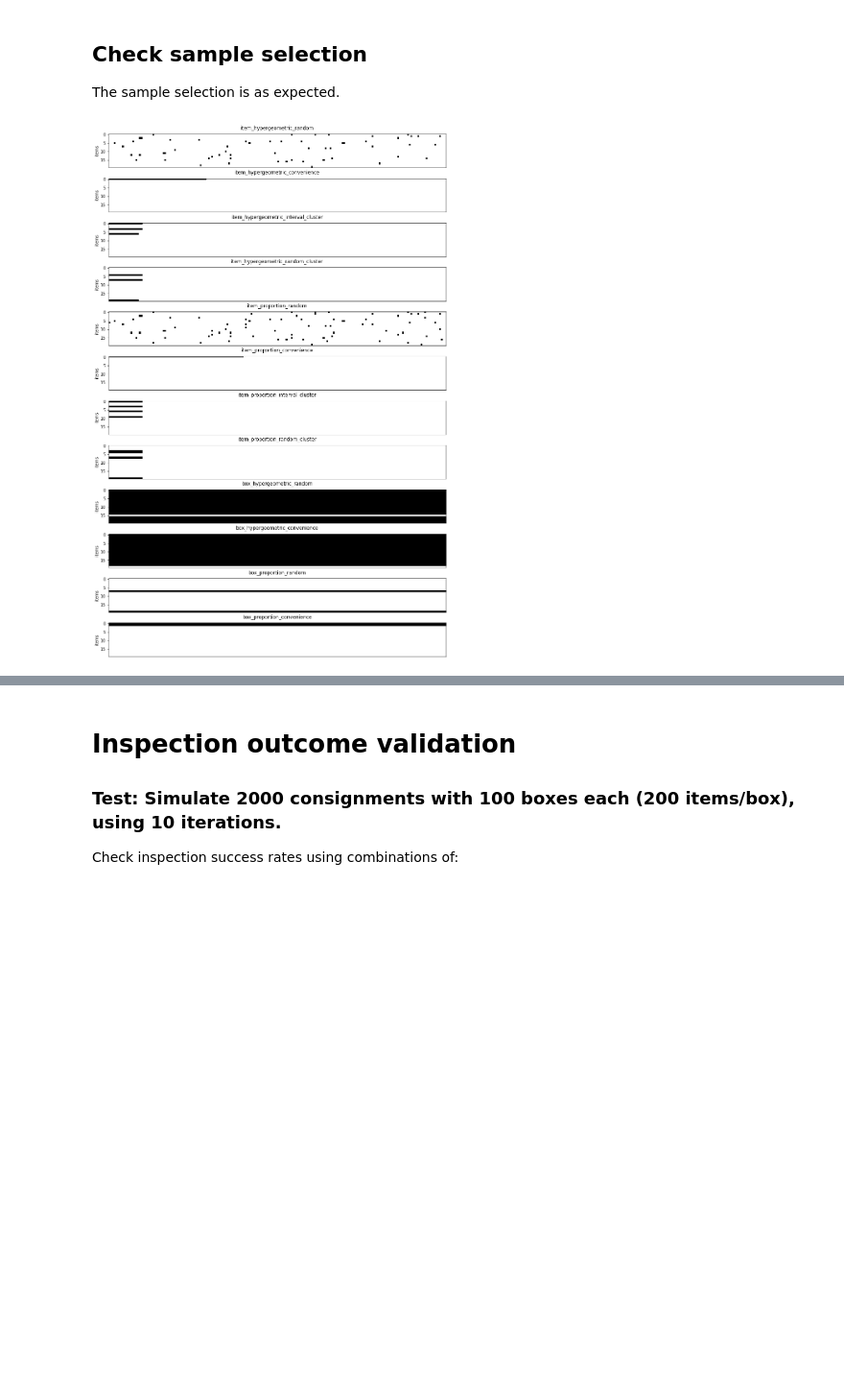
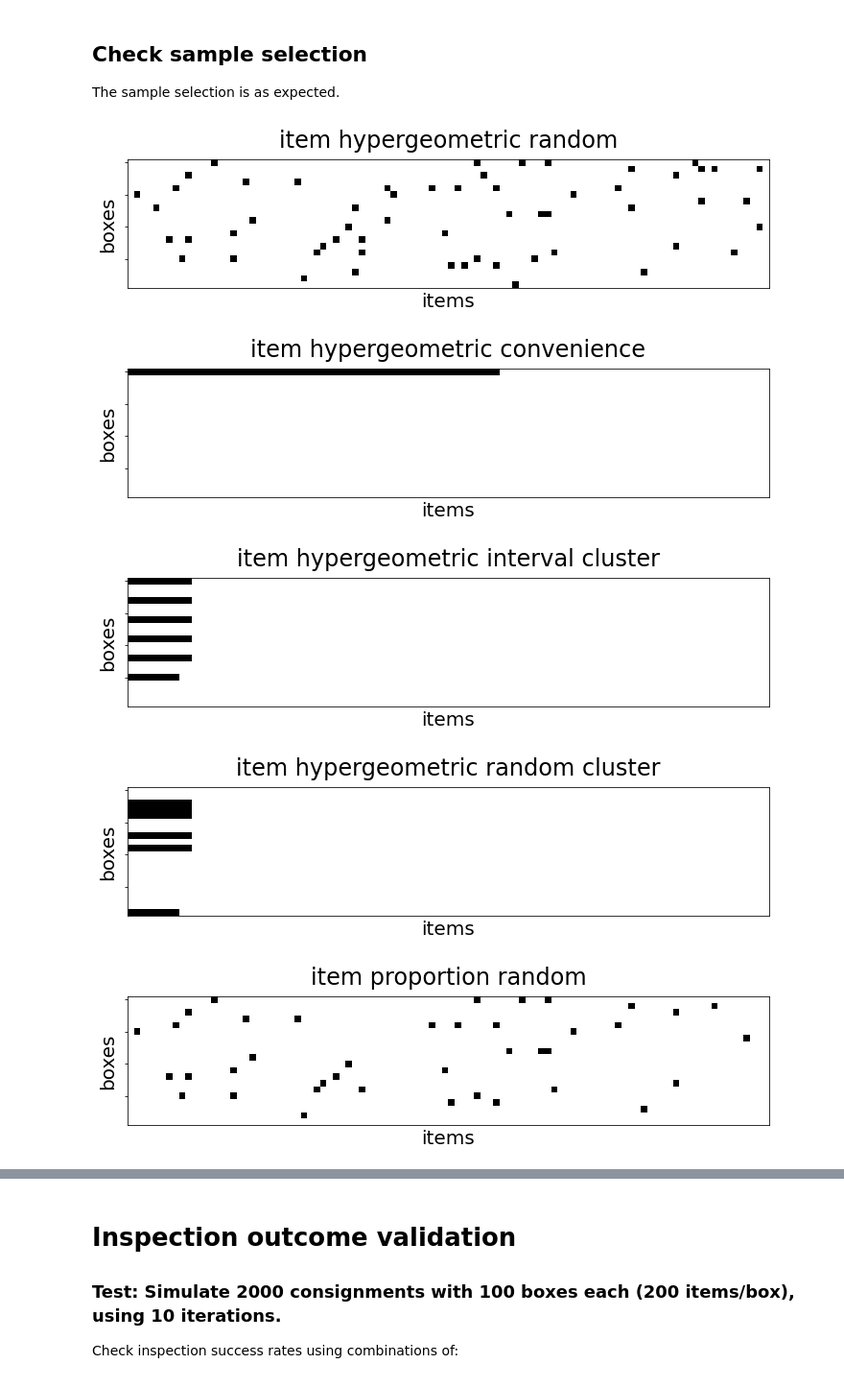
Before and after one commit to ncsu-landscape-dynamics/popsborder, a Jupyter notebook: validation_plots.ipynb, the cells around one changed output, grey strips where cells are left out. Shown at 96% size. Cells and saved outputs as stored; diff of their text form; code cells hidden in the pictures; blank space fills up the shorter version.

Commit message:
Minor plot changes

```diff
--- a/validation_plots.ipynb
+++ b/validation_plots.ipynb
@@ -85,7 +85,7 @@ contaminate_validation_results_1 = [i[1:3] for i in contaminate_validation_1]
 contaminate_validation_df_1 = save_scenario_result_to_pandas(
     contaminate_validation_results_1,
     config_columns=[
-        "consignment_name",
+        "consignment name",
         "consignment/boxes/min",
         "consignment/boxes/max",
         "consignment/items_per_box/default",
@@ -205,12 +205,12 @@ The consignments using boxes as the contamination unit and clustered arrangement
 contaminate_validation_items_unstacked = [i[0] for i in contaminate_validation_details_1]
 # %%
 # Plot items for each scenario and check contaminant arrangement and contamination unit
-scenarios = contaminate_validation_df_1["consignment_name"]
+scenarios = contaminate_validation_df_1["consignment name"]
 
 for index, scenario in enumerate(scenarios):
     contaminate_validation_items = np.stack(contaminate_validation_items_unstacked[index])
     items_by_consignment = np.vsplit(contaminate_validation_items, num_consignments_1)
-    fig, axs = plt.subplots(len(items_by_consignment), figsize=(16,2.5))
+    fig, axs = plt.subplots(len(items_by_consignment), figsize=(7.8,2.8))
     for i in range(len(items_by_consignment)):
         axs[i].matshow(items_by_consignment[i], cmap='Greys')
         axs[i].set_yticklabels([])
@@ -221,5 +221,6 @@ for index, scenario in enumerate(scenarios):
             axs[i].set_xlabel('items', fontsize=16)
         if i == 0:
             axs[i].set_title(scenario, fontsize=20)
+        #plt.tight_layout()
         fig.savefig(scenario + "_items.png")
 # %% [output]
@@ -282,7 +283,7 @@ sample_validation_results = [i[1:3] for i in sample_validation]
 sample_validation_df = save_scenario_result_to_pandas(
     sample_validation_results,
     config_columns=[
-        "inspection_name",
+        "inspection name",
         "consignment/boxes/min",
         "consignment/boxes/max",
         "consignment/items_per_box/default",
@@ -366,20 +367,27 @@ The sample selection is as expected.
 sample_validation_inspected_indexes = [i[1] for i in sample_validation_details]
 # %%
 # Use the smaller consignment (20 boxes) sample scenarios (first 12) for plotting the inspected indexes so the consignments are easier to visualize.
-sample_scenarios = sample_validation_df[0:12]["inspection_name"]
-num_items_per_consignment = 4000
+sample_scenarios = sample_validation_df[0:12]["inspection name"]
+num_items_per_consignment = 2000
 num_boxes_per_consignment = 20
 
-fig, axs = plt.subplots(len(sample_scenarios), figsize=(15,24))
-for i in range(len(sample_scenarios)):
+for index, scenario in enumerate(sample_scenarios):
     indexes = np.zeros(num_items_per_consignment, dtype=np.int)
-    inpsected = sample_validation_inspected_indexes[i][0]
+    inpsected = sample_validation_inspected_indexes[index][0]
     np.put(indexes, inpsected, 1)
     indexes = np.array_split(indexes, num_boxes_per_consignment)
-    axs[i].matshow(indexes, cmap='binary', vmin=0, vmax=1)
-    axs[i].set_ylabel('boxes')
-    axs[i].set_ylabel('items')
-    axs[i].tick_params(labeltop=False, top=False, bottom=False)
-    axs[i].set_title(sample_scenarios[i])
+    fig, axs = plt.subplots(1, figsize=(10,2.8))
+    axs.matshow(indexes, cmap='binary', vmin=0, vmax=1)
+    axs.set_yticklabels([])
+    axs.tick_params(labeltop=False, top=False, bottom=False)
+    axs.set_ylabel('boxes', fontsize=20)
+    axs.set_xlabel('items', fontsize=20)
+    axs.set_title(scenario, fontsize=24)
+    plt.tight_layout()
+    fig.savefig(scenario + "_inspected.png")
 # %% [output]
-[figure, old version]
+[figure, new version]
+[figure, added]
+[figure, added]
+[figure, added]
+[figure, added]
```
Also changed, not shown: parts of 12 cells of this notebook, 1 other file.
